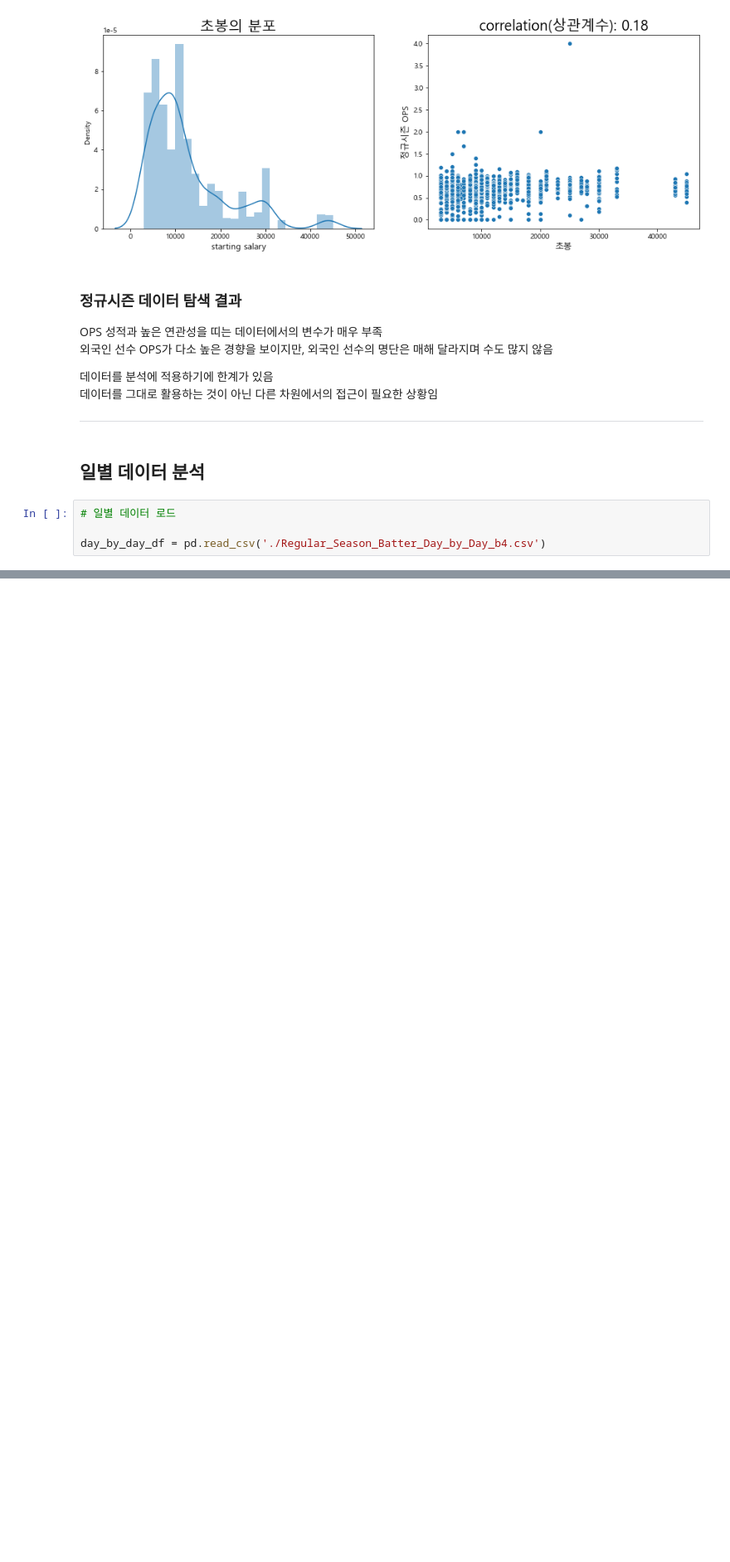
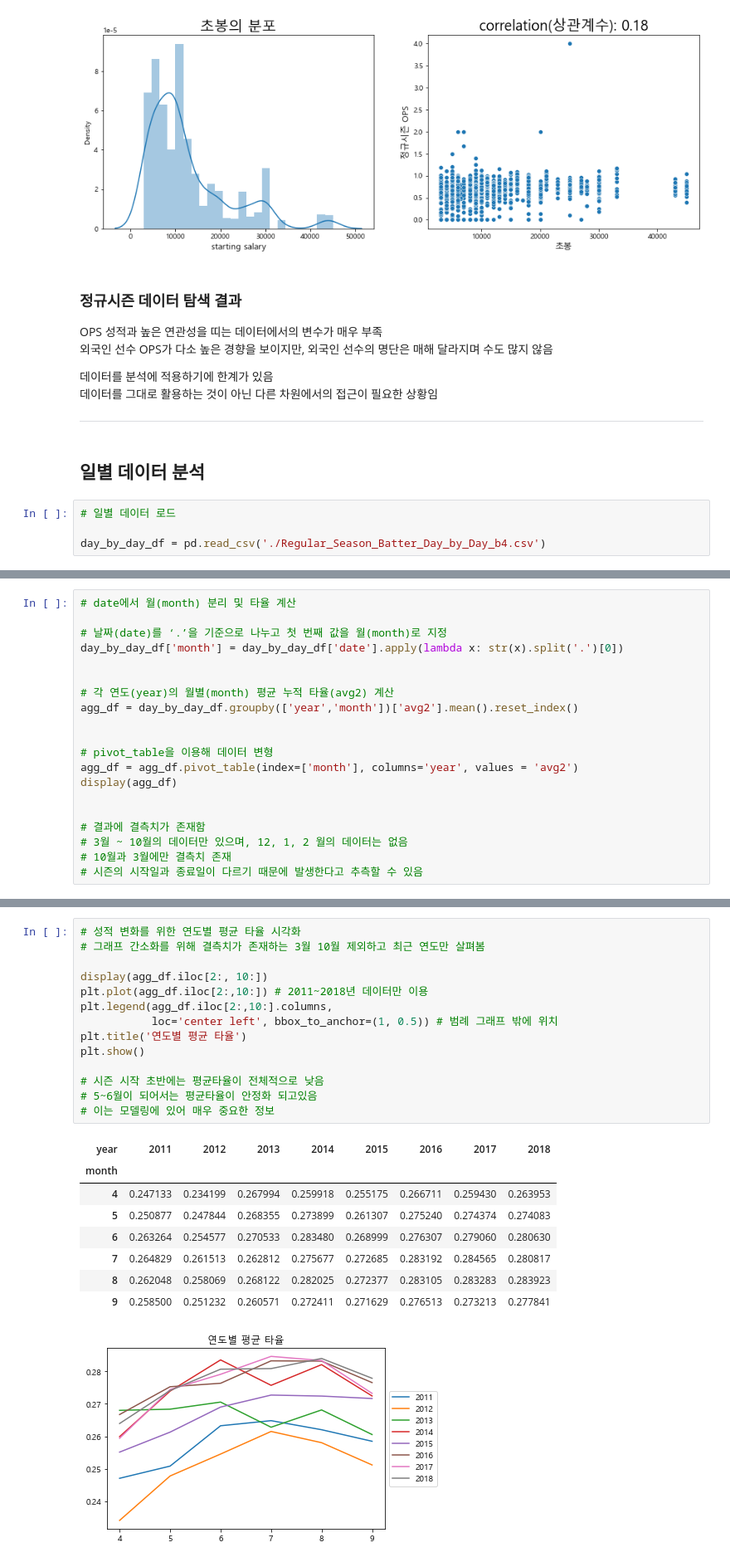
Before and after one commit to RhrnakFkEp/Study, a Jupyter notebook: Dacon/Textbook_Study/KBO_OPS/KBO_OPS.ipynb, the cells around one changed output, grey strips where cells are left out. Shown: that part at 83% size. Saved outputs shown, nothing was run; the diff lists cells and outputs as text; blank space fills up the shorter version.

```diff
--- a/Dacon/Textbook_Study/KBO_OPS/KBO_OPS.ipynb
+++ b/Dacon/Textbook_Study/KBO_OPS/KBO_OPS.ipynb
@@ -735,3 +737,23 @@ display(day_by_day_df.shape, day_by_day_df.head())
 | 2 | 0 | 가르시아 | 3.27 | 넥센 | 0.200 | 5 | 0 | 1 | 0 | 0 | ... |
 | 3 | 0 | 가르시아 | 3.28 | 넥센 | 0.200 | 5 | 1 | 1 | 0 | 0 | ... |
 | 4 | 0 | 가르시아 | 3.29 | 넥센 | 0.250 | 4 | 0 | 1 | 0 | 0 | ... |
+# %%
+# date에서 월(month) 분리 및 타율 계산
+
+# 날짜(date)를 ‘.’을 기준으로 나누고 첫 번째 값을 월(month)로 지정
+day_by_day_df['month'] = day_by_day_df['date'].apply(lambda x: str(x).split('.')[0])
+
+
+# 각 연도(year)의 월별(month) 평균 누적 타율(avg2) 계산
+agg_df = day_by_day_df.groupby(['year','month'])['avg2'].mean().reset_index()
+
+
+# pivot_table을 이용해 데이터 변형
+agg_df = agg_df.pivot_table(index=['month'], columns='year', values = 'avg2')
+display(agg_df)
+
+
+# 결과에 결측치가 존재함
+# 3월 ~ 10월의 데이터만 있으며, 12, 1, 2 월의 데이터는 없음
+# 10월과 3월에만 결측치 존재
+# 시즌의 시작일과 종료일이 다르기 때문에 발생한다고 추측할 수 있음
@@ -737,0 +771,24 @@ display(day_by_day_df.shape, day_by_day_df.head())
+# %%
+# 성적 변화를 위한 연도별 평균 타율 시각화
+# 그래프 간소화를 위해 결측치가 존재하는 3월 10월 제외하고 최근 연도만 살펴봄
+
+display(agg_df.iloc[2:, 10:])
+plt.plot(agg_df.iloc[2:,10:]) # 2011~2018년 데이터만 이용
+plt.legend(agg_df.iloc[2:,10:].columns,
+           loc='center left', bbox_to_anchor=(1, 0.5)) # 범례 그래프 밖에 위치
+plt.title('연도별 평균 타율')
+plt.show()
+
+# 시즌 시작 초반에는 평균타율이 전체적으로 낮음
+# 5~6월이 되어서는 평균타율이 안정화 되고있음
+# 이는 모델링에 있어 매우 중요한 정보
+# %% [output]
+| year | 2011 | 2012 | 2013 | 2014 | 2015 | 2016 | 2017 | 2018 |
+| month |  |  |  |  |  |  |  |  |
+| 4 | 0.247133 | 0.234199 | 0.267994 | 0.259918 | 0.255175 | 0.266711 | 0.259430 | 0.263953 |
+| 5 | 0.250877 | 0.247844 | 0.268355 | 0.273899 | 0.261307 | 0.275240 | 0.274374 | 0.274083 |
+| 6 | 0.263264 | 0.254577 | 0.270533 | 0.283480 | 0.268999 | 0.276307 | 0.279060 | 0.280630 |
+| 7 | 0.264829 | 0.261513 | 0.262812 | 0.275677 | 0.272685 | 0.283192 | 0.284565 | 0.280817 |
+| 8 | 0.262048 | 0.258069 | 0.268122 | 0.282025 | 0.272377 | 0.283105 | 0.283283 | 0.283923 |
+| 9 | 0.258500 | 0.251232 | 0.260571 | 0.272411 | 0.271629 | 0.276513 | 0.273213 | 0.277841 |
+[figure, added]
```
Also changed, not shown: parts of 13 cells of this notebook.
